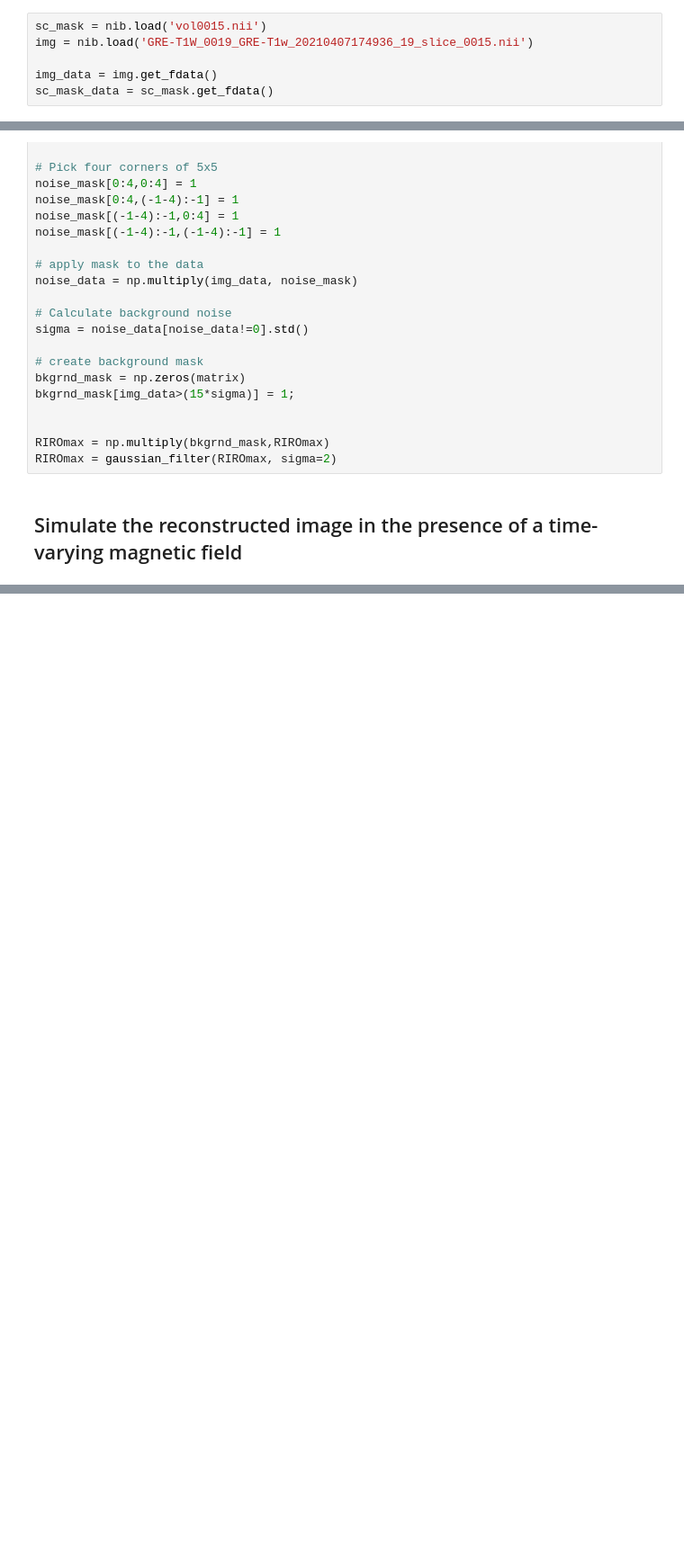
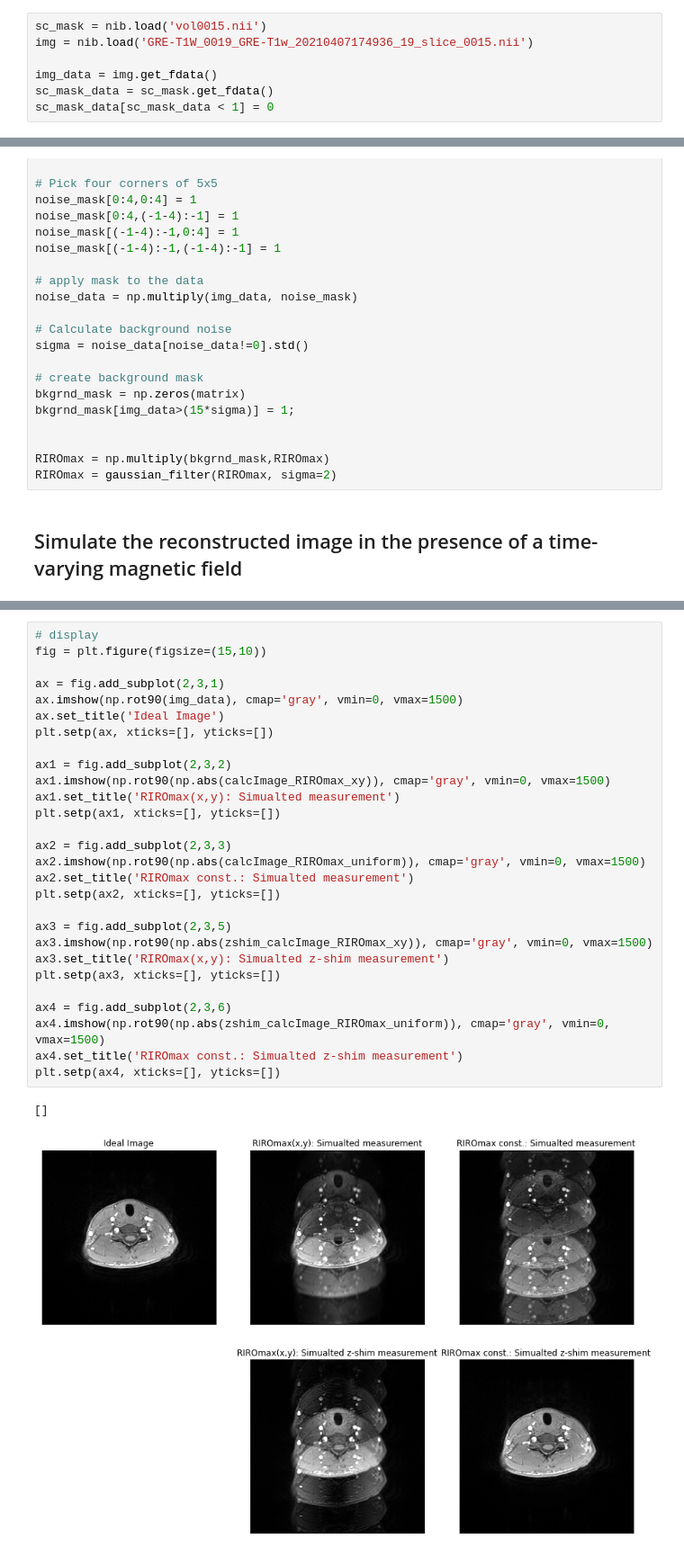
Before and after one commit to evaalonsoortiz/dyn-rt-shim-sim, a Jupyter notebook: dyn_rt_shim_sim.ipynb, the cells around one changed output, grey strips where cells are left out. Shown at 90% size. Saved outputs shown, nothing was run; the diff lists cells and outputs as text; blank space fills up the shorter version.

```diff
--- a/dyn_rt_shim_sim.ipynb
+++ b/dyn_rt_shim_sim.ipynb
@@ -54,6 +36,7 @@ img = nib.load('GRE-T1W_0019_GRE-T1w_20210407174936_19_slice_0015.nii')
 
 img_data = img.get_fdata()
 sc_mask_data = sc_mask.get_fdata()
+sc_mask_data[sc_mask_data < 1] = 0
 # %% [markdown]
 ## Define Relevant Constants
 # %%
@@ -140,0 +165,31 @@ fig.show()
+# %%
+# display
+fig = plt.figure(figsize=(15,10))
+
+ax = fig.add_subplot(2,3,1)
+ax.imshow(np.rot90(img_data), cmap='gray', vmin=0, vmax=1500)
+ax.set_title('Ideal Image')
+plt.setp(ax, xticks=[], yticks=[])
+
+ax1 = fig.add_subplot(2,3,2)
+ax1.imshow(np.rot90(np.abs(calcImage_RIROmax_xy)), cmap='gray', vmin=0, vmax=1500)
+ax1.set_title('RIROmax(x,y): Simualted measurement')
+plt.setp(ax1, xticks=[], yticks=[])
+
+ax2 = fig.add_subplot(2,3,3)
+ax2.imshow(np.rot90(np.abs(calcImage_RIROmax_uniform)), cmap='gray', vmin=0, vmax=1500)
+ax2.set_title('RIROmax const.: Simualted measurement')
+plt.setp(ax2, xticks=[], yticks=[])
+
+ax3 = fig.add_subplot(2,3,5)
+ax3.imshow(np.rot90(np.abs(zshim_calcImage_RIROmax_xy)), cmap='gray', vmin=0, vmax=1500)
+ax3.set_title('RIROmax(x,y): Simualted z-shim measurement')
+plt.setp(ax3, xticks=[], yticks=[])
+
+ax4 = fig.add_subplot(2,3,6)
+ax4.imshow(np.rot90(np.abs(zshim_calcImage_RIROmax_uniform)), cmap='gray', vmin=0, vmax=1500)
+ax4.set_title('RIROmax const.: Simualted z-shim measurement')
+plt.setp(ax4, xticks=[], yticks=[])
+# %% [output]
+[]
+[figure, added]
```
Also changed, not shown: parts of 5 cells of this notebook.
